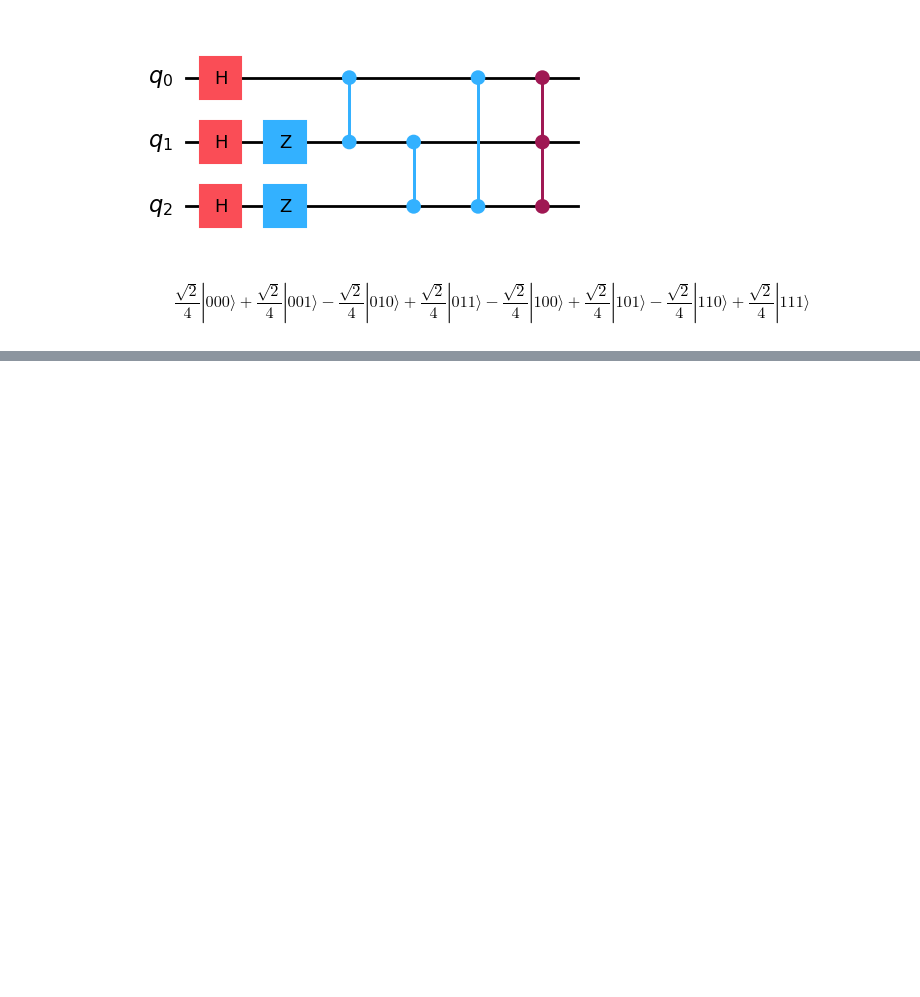
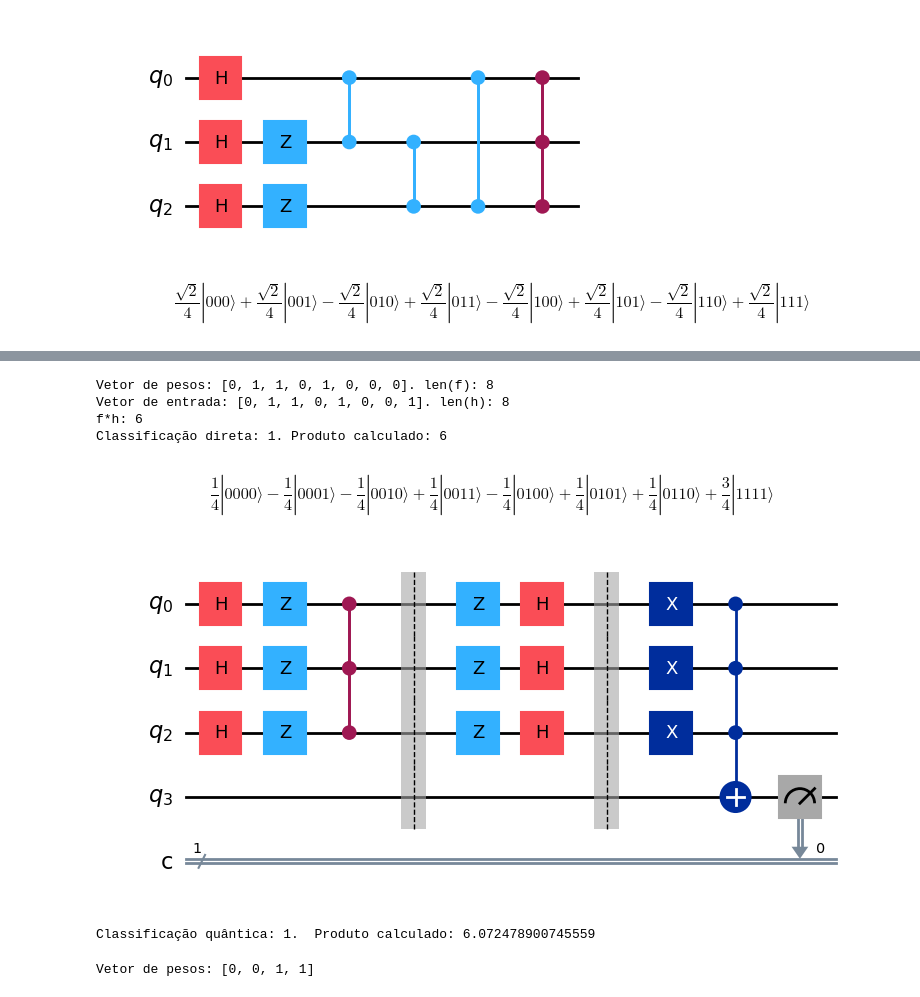
Before and after one commit to LucioFassarella/AMQ, a Jupyter notebook: Qiskit_AMQ.ipynb, the cells around one changed output, grey strips where cells are left out. Drawn from its saved outputs; the diff is of its cells as text; code cells hidden in the pictures; blank space fills up the shorter version.

```diff
--- a/Qiskit_AMQ.ipynb
+++ b/Qiskit_AMQ.ipynb
@@ -801,0 +867,41 @@ qprod: (np.float64(2.03100960115899), <qiskit.circuit.quantumcircuit.QuantumCirc
+# %%
+# EXEMPLO
+
+n = 3
+
+vetor_pesos = [0,1,1,0,1,0,0,0]
+vetor_input = [0,1,1,0,1,0,0,1]
+
+print(f"Vetor de pesos: {vetor_pesos}. len(f): {len(vetor_pesos)}")
+
+print(f"Vetor de entrada: {vetor_input}. len(h): {len(vetor_input)}")
+
+# Classificação direta
+
+#---> Produto
+prod = 0
+for k in range(2**n):
+    prod += ((-1)**vetor_pesos[k])*((-1)**vetor_input[k])
+print(f"f*h: {prod}")
+#---> Classificação
+if prod >= 0.5:
+    predicao = 1
+else:
+    predicao = 0
+
+print(f"Classificação direta: {predicao}. Produto calculado: {prod}")
+
+# Classificação QPerceptron
+
+shots = 2**10
+qpredicao = QPerceptron(vetor_pesos, vetor_input, shots = shots, aer_flag = True)
+
+print(f"Classificação quântica: {qpredicao[0]}.  Produto calculado: {qpredicao[1]}")
+# %% [output]
+Vetor de pesos: [0, 1, 1, 0, 1, 0, 0, 0]. len(f): 8
+Vetor de entrada: [0, 1, 1, 0, 1, 0, 0, 1]. len(h): 8
+f*h: 6
+Classificação direta: 1. Produto calculado: 6
+$$\frac{1}{4} |0000\rangle- \frac{1}{4} |0001\rangle- \frac{1}{4} |0010\rangle+\frac{1}{4} |0011\rangle- \frac{1}{4} |0100\rangle+\frac{1}{4} |0101\rangle+\frac{1}{4} |0110\rangle+\frac{3}{4} |1111\rangle$$
+[figure, added]
+Classificação quântica: 1.  Produto calculado: 6.072478900745559
@@ -801,0 +968,19 @@ qprod: (np.float64(2.03100960115899), <qiskit.circuit.quantumcircuit.QuantumCirc
+# %%
+# EXEMPLO: classificação de padrões 2 x 2 com listas horizontais
+
+
+# Lista de treinamento
+lista_vetor_input_class  = [[[0,0,1,1], 1],
+                            [[0,1,0,1], 0],
+                            [[0,1,1,0], 0]
+                            ]
+
+# Treinamento
+ciclos = 10
+shots = 2**10
+
+vetor_pesos_inicial = [0,0,0,0]
+vetor_pesos = vetor_pesos_final = QTreiner(vetor_pesos_inicial, lista_vetor_input_class, ciclos = 10, shots = shots, aer_flag = True)
+print(f"Vetor de pesos: {vetor_pesos}")
+# %% [output]
+Vetor de pesos: [0, 0, 1, 1]
```
Also changed, not shown: parts of 16 cells of this notebook.
